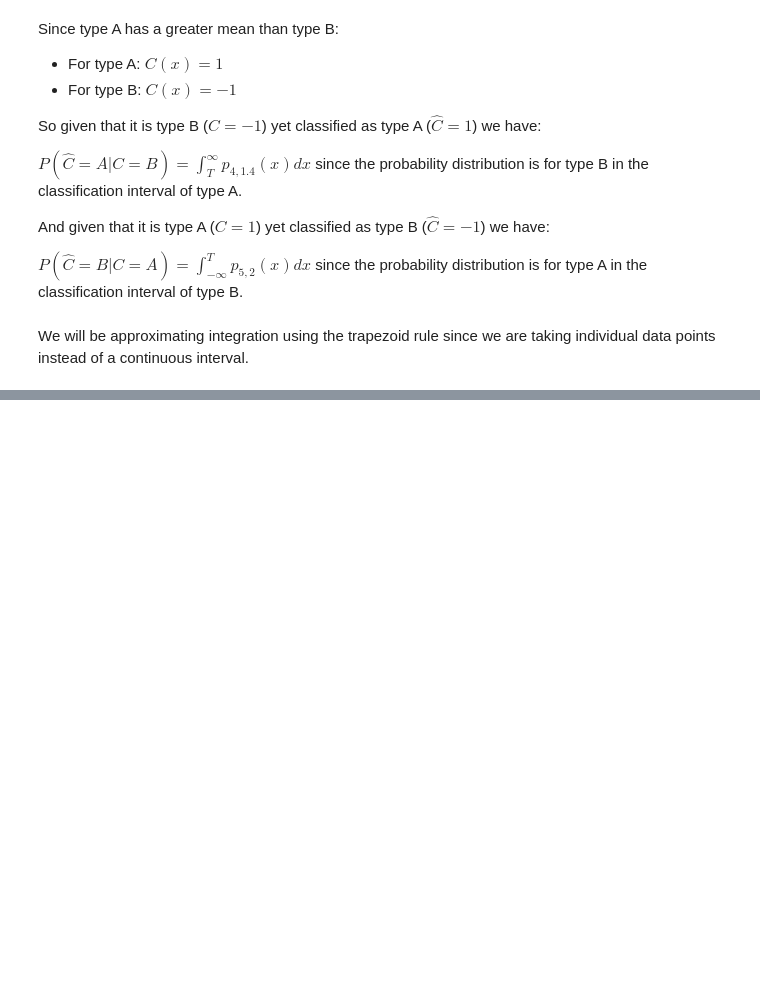
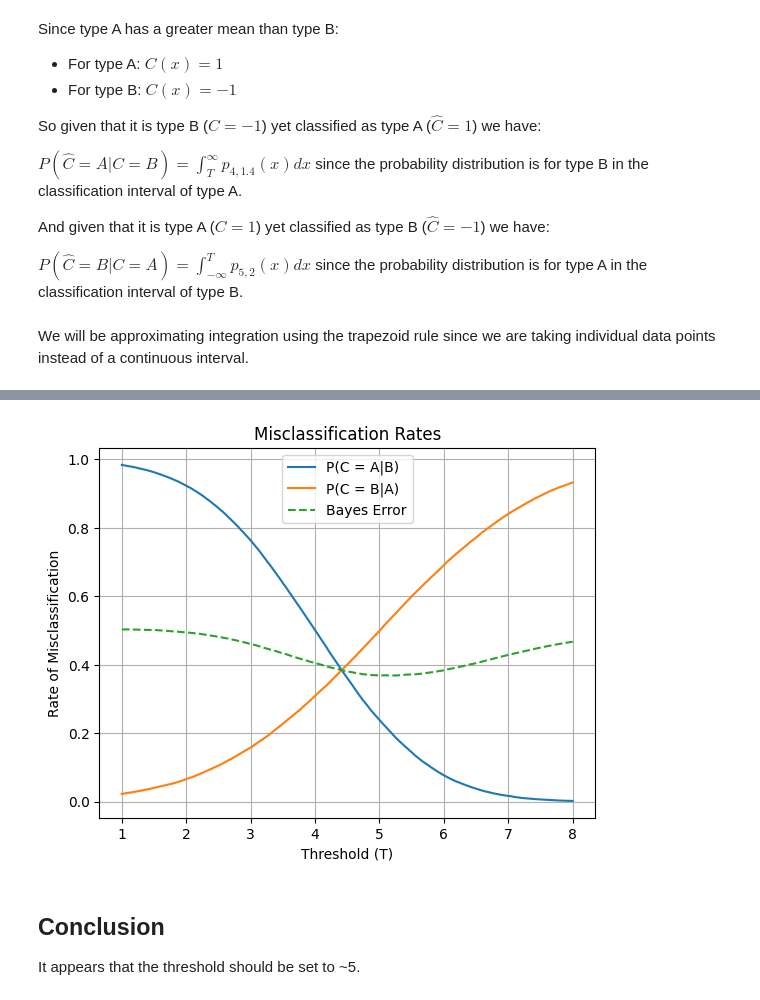
Before and after one commit to DataScienceAndEngineering/hw2p3-s24-classification-of-1-d-data-and-bayes-error-wplam107, a Jupyter notebook: hw2p3.ipynb, the cells around one changed output, grey strips where cells are left out. Drawn from its saved outputs; the diff is of its cells as text; code cells hidden in the pictures; blank space fills up the shorter version.

```diff
--- a/hw2p3.ipynb
+++ b/hw2p3.ipynb
@@ -79,0 +71,42 @@ array([ 5.99342831,  4.7234714 ,  6.29537708, ..., 11.2258204 ,
+# %%
+np.random.seed(42)
+num_samples = 100000
+class_samples = num_samples // 2
+threshold_values = np.linspace(1, 8, num=1000)
+
+A_weights = A_sigma * np.random.randn(class_samples) + A_mu
+B_weights = B_sigma * np.random.randn(class_samples) + B_mu
+all_weights = np.concatenate([A_weights, B_weights])
+
+prob_class_A_given_B = []
+prob_class_B_given_A = []
+for T in threshold_values:
+     # Probability B is above threshold
+     prob_A_given_B = np.sum(B_weights > T) / class_samples
+     prob_class_A_given_B.append(prob_A_given_B)
+
+     # Probability A is below threshold
+     prob_B_given_A = np.sum(A_weights <= T) / class_samples
+     prob_class_B_given_A.append(prob_B_given_A)
+
+prob_miss_classification = [
+    (prob_A_given_B + prob_B_given_A) / 2
+    for prob_A_given_B, prob_B_given_A
+    in zip(prob_class_A_given_B, prob_class_B_given_A)
+]
+
+plt.plot(threshold_values, prob_class_A_given_B, label='P(C = A|B)')
+plt.plot(threshold_values, prob_class_B_given_A, label='P(C = B|A)')
+plt.plot(threshold_values, prob_miss_classification, label='Bayes Error', linestyle='--')
+plt.xlabel('Threshold (T)')
+plt.ylabel('Rate of Misclassification')
+plt.title('Misclassification Rates')
+plt.legend()
+plt.grid(True)
+plt.show()
+# %% [output]
+[figure, added]
+# %% [markdown]
+## Conclusion
+
+It appears that the threshold should be set to ~5.
```
Also changed, not shown: parts of 3 cells of this notebook.
